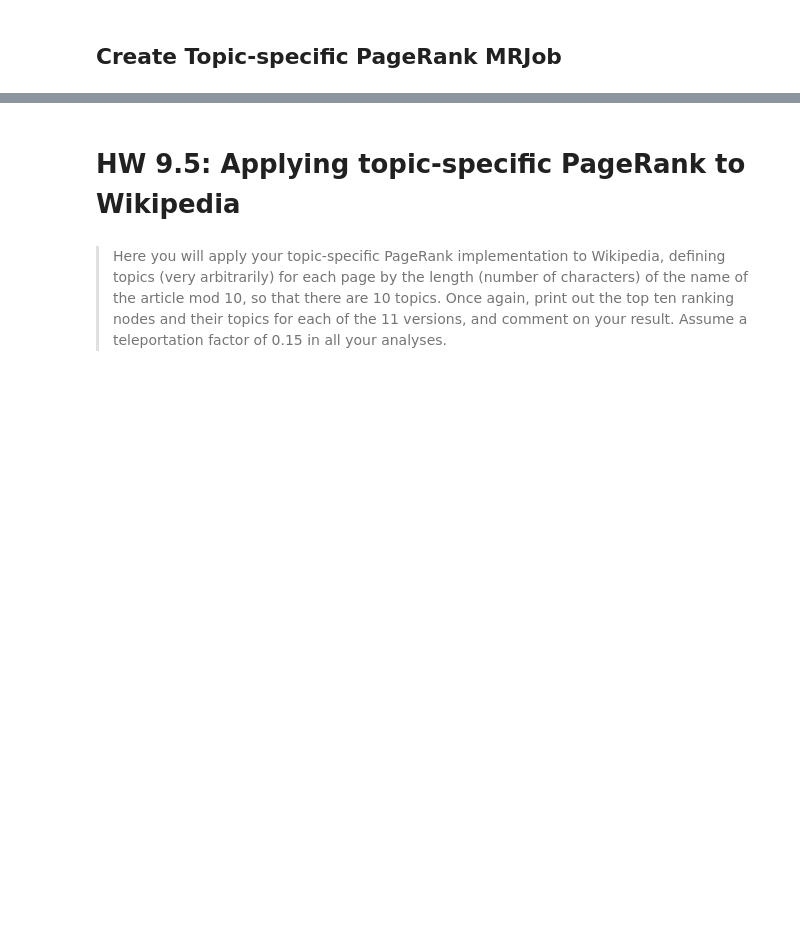
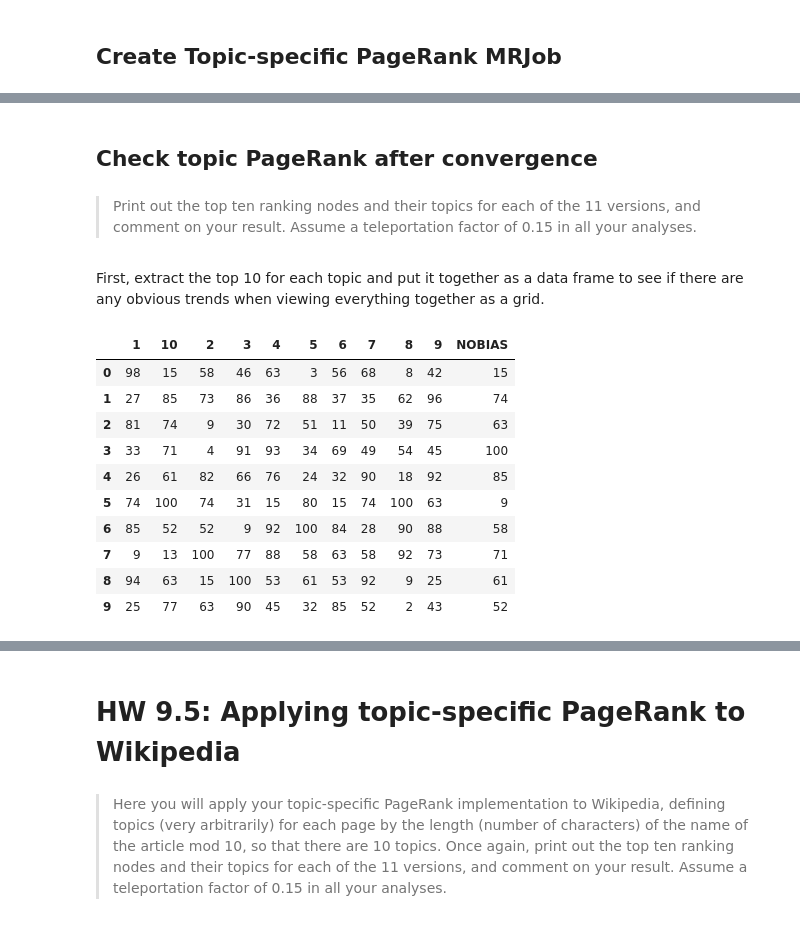
Before and after one commit to mseltz/W261-Fall2016, a Jupyter notebook: Week09/MIDS-W261-2016-HWK-Week09-Dang.ipynb, the cells around one changed output, grey strips where cells are left out. Saved outputs shown, nothing was run; the diff lists cells and outputs as text; code cells hidden in the pictures; blank space fills up the shorter version.

```diff
--- a/Week09/MIDS-W261-2016-HWK-Week09-Dang.ipynb
+++ b/Week09/MIDS-W261-2016-HWK-Week09-Dang.ipynb
@@ -1448,0 +2203,29 @@ on the smaller networks.
+# %% [markdown]
+## Check topic PageRank after convergence
+# %% [markdown]
+> Print out the top ten ranking nodes
+and their topics for each of the 11 versions, and comment on your result.
+Assume a teleportation factor of 0.15 in all your analyses.
+# %% [markdown]
+First, extract the top 10 for each topic and put it together as a data frame to see if there are any obvious trends when viewing everything together as a grid.
+# %%
+randnet_top10 = {}
+
+for topic_name in randnet_topic_names:
+    by_pagerank = randnet_data_frame.sort_values(topic_name, ascending = False)
+    top10_pages = by_pagerank[:10]['NodeId'].tolist()
+    randnet_top10[topic_name] = top10_pages
+
+pandas.DataFrame(randnet_top10)
+# %% [output]
+|  | 1 | 10 | 2 | 3 | 4 | 5 | 6 | 7 | 8 | 9 | NOBIAS |
+| 0 | 98 | 15 | 58 | 46 | 63 | 3 | 56 | 68 | 8 | 42 | 15 |
+| 1 | 27 | 85 | 73 | 86 | 36 | 88 | 37 | 35 | 62 | 96 | 74 |
+| 2 | 81 | 74 | 9 | 30 | 72 | 51 | 11 | 50 | 39 | 75 | 63 |
+| 3 | 33 | 71 | 4 | 91 | 93 | 34 | 69 | 49 | 54 | 45 | 100 |
+| 4 | 26 | 61 | 82 | 66 | 76 | 24 | 32 | 90 | 18 | 92 | 85 |
+| 5 | 74 | 100 | 74 | 31 | 15 | 80 | 15 | 74 | 100 | 63 | 9 |
+| 6 | 85 | 52 | 52 | 9 | 92 | 100 | 84 | 28 | 90 | 88 | 58 |
+| 7 | 9 | 13 | 100 | 77 | 88 | 58 | 63 | 58 | 92 | 73 | 71 |
+| 8 | 94 | 63 | 15 | 100 | 53 | 61 | 53 | 92 | 9 | 25 | 61 |
+| 9 | 25 | 77 | 63 | 90 | 45 | 32 | 85 | 52 | 2 | 43 | 52 |
```
Also changed, not shown: parts of 119 cells of this notebook.
